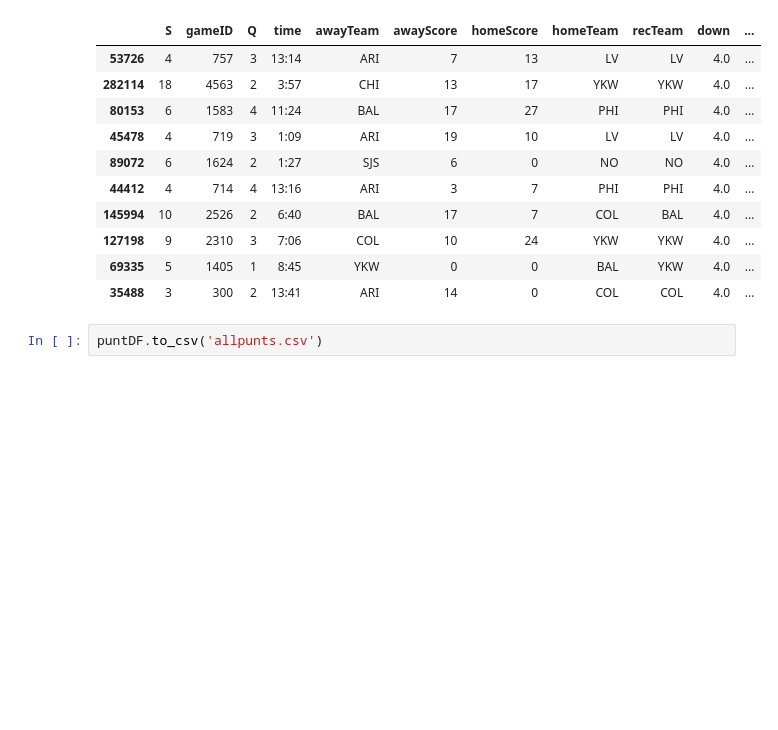
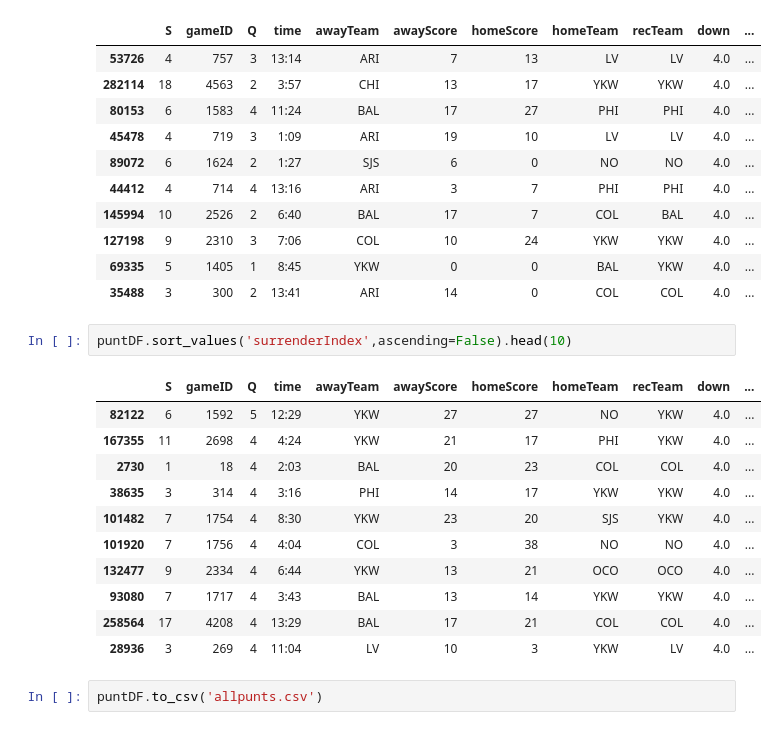
Before and after one commit to SimFootballDev/surrender_punt, a Jupyter notebook: surrender.ipynb, the cells around one changed output. Drawn from its saved outputs; the diff is of its cells as text; blank space fills up the shorter version.

```diff
--- a/surrender.ipynb
+++ b/surrender.ipynb
@@ -207,6 +226,20 @@ puntDF[puntDF['result'] == 'Touchback'].sort_values('dist2goal',ascending=False)
 | 127198 | 9 | 2310 | 3 | 7:06 | COL | 10 | 24 | YKW | YKW | 4.0 | ... |
 | 69335 | 5 | 1405 | 1 | 8:45 | YKW | 0 | 0 | BAL | YKW | 4.0 | ... |
 | 35488 | 3 | 300 | 2 | 13:41 | ARI | 14 | 0 | COL | COL | 4.0 | ... |
+# %%
+puntDF.sort_values('surrenderIndex',ascending=False).head(10)
+# %% [output]
+|  | S | gameID | Q | time | awayTeam | awayScore | homeScore | homeTeam | recTeam | down | ... |
+| 82122 | 6 | 1592 | 5 | 12:29 | YKW | 27 | 27 | NO | YKW | 4.0 | ... |
+| 167355 | 11 | 2698 | 4 | 4:24 | YKW | 21 | 17 | PHI | YKW | 4.0 | ... |
+| 2730 | 1 | 18 | 4 | 2:03 | BAL | 20 | 23 | COL | COL | 4.0 | ... |
+| 38635 | 3 | 314 | 4 | 3:16 | PHI | 14 | 17 | YKW | YKW | 4.0 | ... |
+| 101482 | 7 | 1754 | 4 | 8:30 | YKW | 23 | 20 | SJS | YKW | 4.0 | ... |
+| 101920 | 7 | 1756 | 4 | 4:04 | COL | 3 | 38 | NO | NO | 4.0 | ... |
+| 132477 | 9 | 2334 | 4 | 6:44 | YKW | 13 | 21 | OCO | OCO | 4.0 | ... |
+| 93080 | 7 | 1717 | 4 | 3:43 | BAL | 13 | 14 | YKW | YKW | 4.0 | ... |
+| 258564 | 17 | 4208 | 4 | 13:29 | BAL | 17 | 21 | COL | COL | 4.0 | ... |
+| 28936 | 3 | 269 | 4 | 11:04 | LV | 10 | 3 | YKW | LV | 4.0 | ... |
 # %%
 puntDF.to_csv('allpunts.csv')
 # %%
```
Also changed, not shown: parts of 6 cells of this notebook, 9 other files.
